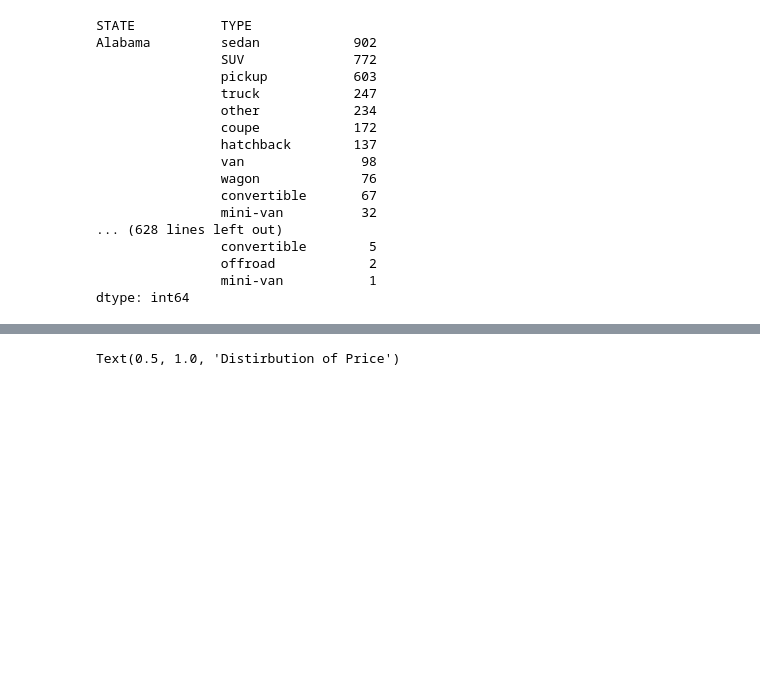
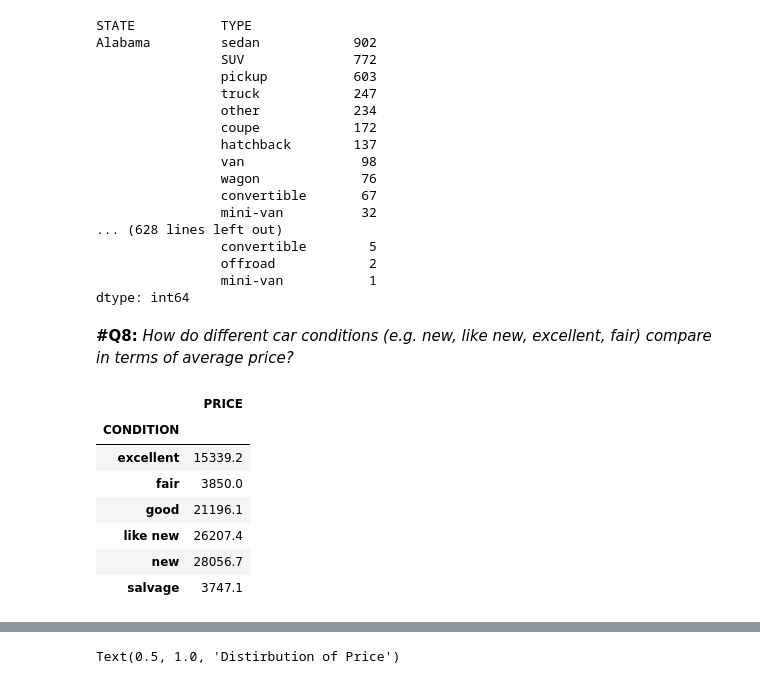
Before and after one commit to ChrisDiamantis99/Used-Cars-Analysis, a Jupyter notebook: Used_Cars_Analysis.ipynb, the cells around one changed output, grey strips where cells are left out. Drawn from its saved outputs; the diff is of its cells as text; code cells hidden in the pictures; blank space fills up the shorter version.

```diff
--- a/Used_Cars_Analysis.ipynb
+++ b/Used_Cars_Analysis.ipynb
@@ -561,3 +561,5 @@ Alabama         sedan            902
                 offroad            2
                 mini-van           1
 dtype: int64
+# %% [markdown]
+**#Q8:** *How do different car conditions (e.g. new, like new, excellent, fair) compare in terms of average price?*
@@ -563,0 +568,11 @@ dtype: int64
+# %%
+grouped_cond
+# %% [output]
+|  | PRICE |
+| CONDITION |  |
+| excellent | 15339.2 |
+| fair | 3850.0 |
+| good | 21196.1 |
+| like new | 26207.4 |
+| new | 28056.7 |
+| salvage | 3747.1 |
```
Also changed, not shown: parts of 5 cells of this notebook.
